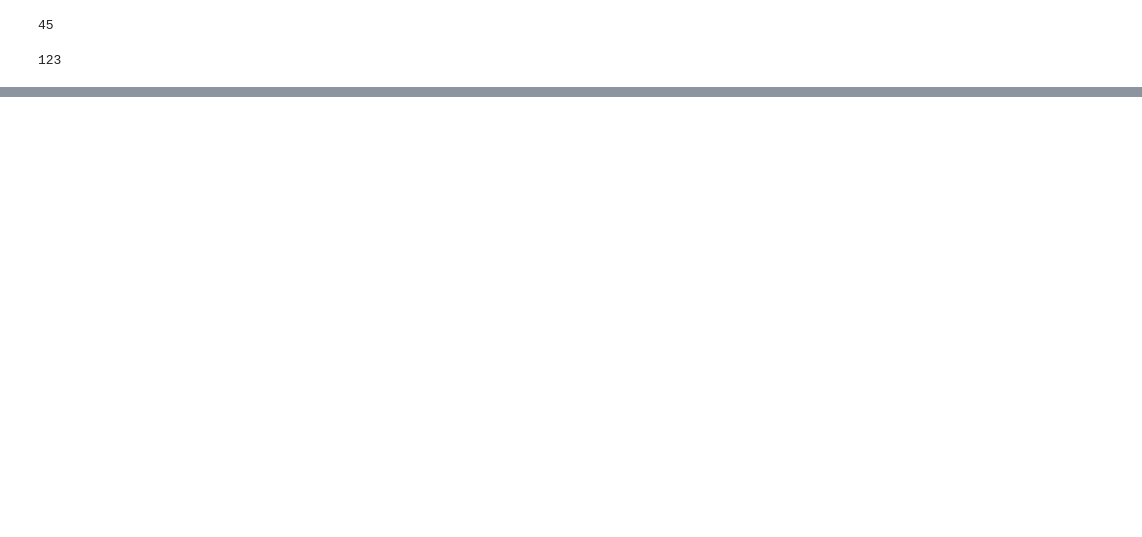
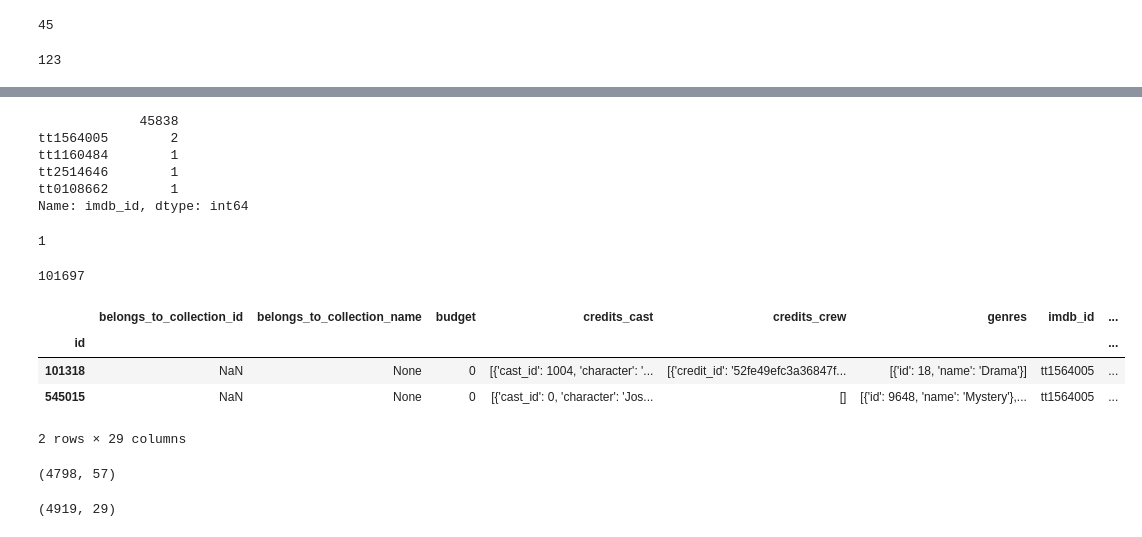
Before and after one commit to mandixbw/Cinema_KeysForSuccess, a Jupyter notebook: 04_Movies_Exploratory_Data_Analysis.ipynb, the cells around one changed output, grey strips where cells are left out. Saved outputs shown, nothing was run; the diff lists cells and outputs as text; code cells hidden in the pictures; blank space fills up the shorter version.

Commit message:
Merging original information from TMDB with additional information from IMDB to improve quality of revenue data

```diff
--- a/04_Movies_Exploratory_Data_Analysis.ipynb
+++ b/04_Movies_Exploratory_Data_Analysis.ipynb
@@ -718,0 +849,51 @@ dfMovies5000Cleaned.shape
+# %%
+#Los veo aquí, donde además veo un valor que aparece dos veces: tt1564005
+dfMovies['imdb_id'].value_counts()[0:5]
+# %% [output]
+             45838
+tt1564005        2
+tt1160484        1
+tt2514646        1
+tt0108662        1
+Name: imdb_id, dtype: int64
+# %%
+#Excluyendo los nulos y los '', parece que mi único duplicado es ese valor:
+dfMovies[(dfMovies['imdb_id'].notnull()) & (dfMovies['imdb_id']!='')]['imdb_id'].duplicated().sum()
+# %% [output]
+1
+# %%
+#Debería sustituir las cadenas de longitud vacía por nulos, para tener un criterio homogéneo. Lo hago:
+#Podría mejorarlo (si necesito aplicarlo a otros) y convertir cualquier cadena de longitud vacía en nulos.
+#Esta función se aplica a cualquier tipo de dato y devuelvo un None si la entrada es ''
+def fill_blank_with_nones(value):
+    if value=='':
+        return None
+    else:
+        return value
+# %%
+dfMovies['imdb_id']=dfMovies['imdb_id'].map(fill_blank_with_nones)
+# %%
+#Veo si lo he hecho bien: ¿cuántos nulos tengo ahora? Perfecto!
+dfMovies['imdb_id'].isnull().sum()
+# %% [output]
+101697
+# %%
+#Voy a echar un vistazo al duplicado:
+dfMovies[dfMovies['imdb_id']=='tt1564005']
+#Realmente, se refiere a la misma peli. Aunque algún campo es diferente. Lo dejo estar de momento. Tampoco sé seguro que sea un error.
+# %% [output]
+|  | belongs_to_collection_id | belongs_to_collection_name | budget | credits_cast | credits_crew | genres | imdb_id | ... |
+| id |  |  |  |  |  |  |  | ... |
+| 101318 | NaN | None | 0 | [{'cast_id': 1004, 'character': '... | [{'credit_id': '52fe49efc3a36847f... | [{'id': 18, 'name': 'Drama'}] | tt1564005 | ... |
+| 545015 | NaN | None | 0 | [{'cast_id': 0, 'character': 'Jos... | [] | [{'id': 9648, 'name': 'Mystery'},... | tt1564005 | ... |
+2 rows × 29 columns
+# %%
+#Voy a cruzar. Antes controlo cuántos cruzan:
+dfMovies.merge(dfMovies5000, how='inner', left_on='imdb_id', right_on='imdb_id').shape
+# %% [output]
+(4798, 57)
+# %%
+#Estupendo: cruzan la mayoría.
+dfMovies5000.shape
+# %% [output]
+(4919, 29)
```
Also changed, not shown: parts of 93 cells of this notebook.
